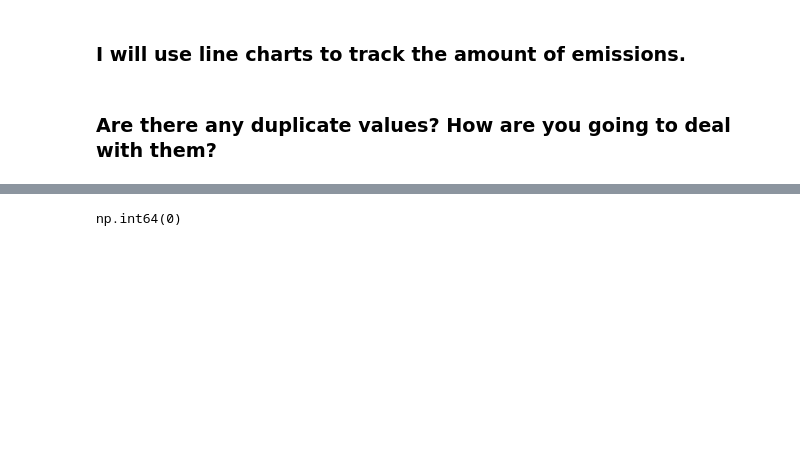
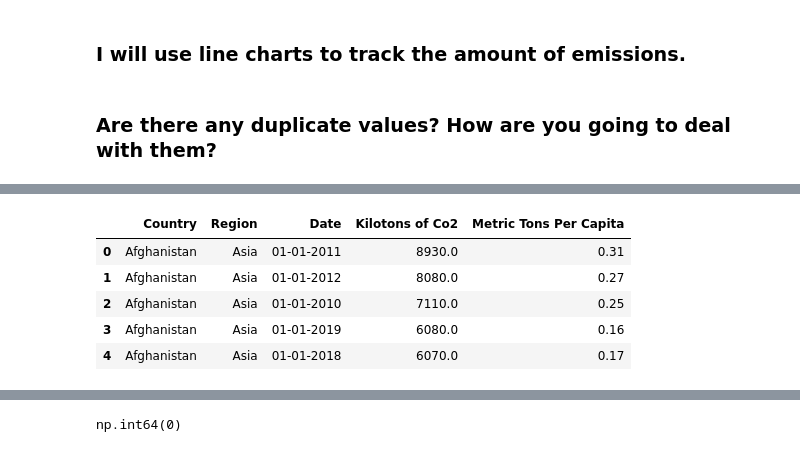
Before and after one commit to IT4063C-Spring26/final-project-proddasr, a Jupyter notebook: source.ipynb, the cells around one changed output, grey strips where cells are left out. Saved outputs shown, nothing was run; the diff lists cells and outputs as text; code cells hidden in the pictures; blank space fills up the shorter version.

```diff
--- a/source.ipynb
+++ b/source.ipynb
@@ -55,3 +55,12 @@ Methane_final_df.head()
 | 2 | 2 | Africa | Algeria | 130.798996 | Energy | Gas pipelines and LNG facilities | Fugitive | 2022 | Not available |
 | 3 | 3 | Africa | Algeria | 69.741898 | Energy | Gas pipelines and LNG facilities | Vented | 2022 | Not available |
 | 4 | 4 | Africa | Algeria | 213.987000 | Energy | Onshore gas | Fugitive | 2022 | Not available |
+# %%
+Carbon_emissions_df.head()
+# %% [output]
+|  | Country | Region | Date | Kilotons of Co2 | Metric Tons Per Capita |
+| 0 | Afghanistan | Asia | 01-01-2011 | 8930.0 | 0.31 |
+| 1 | Afghanistan | Asia | 01-01-2012 | 8080.0 | 0.27 |
+| 2 | Afghanistan | Asia | 01-01-2010 | 7110.0 | 0.25 |
+| 3 | Afghanistan | Asia | 01-01-2019 | 6080.0 | 0.16 |
+| 4 | Afghanistan | Asia | 01-01-2018 | 6070.0 | 0.17 |
```
Also changed, not shown: parts of 17 cells of this notebook.
